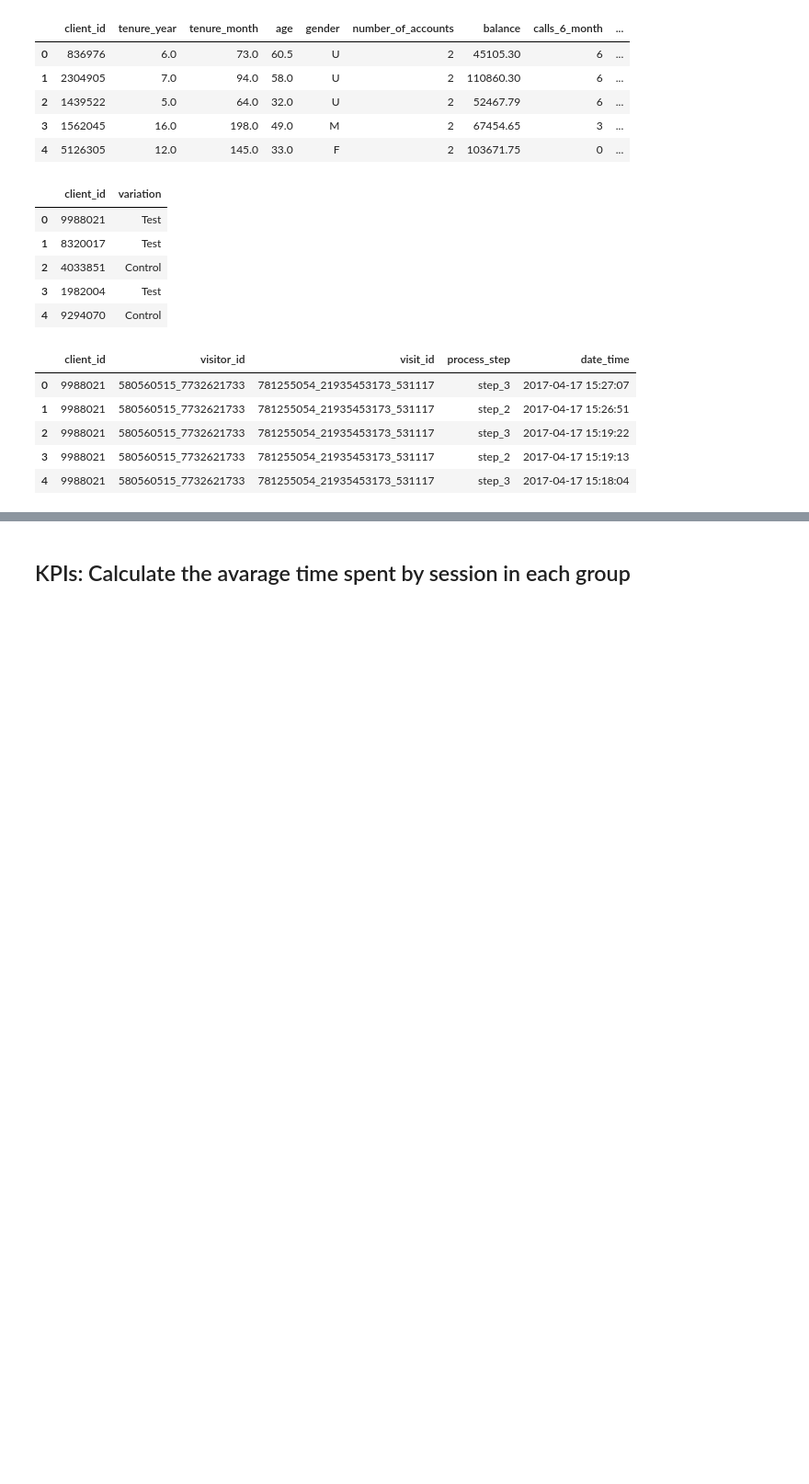
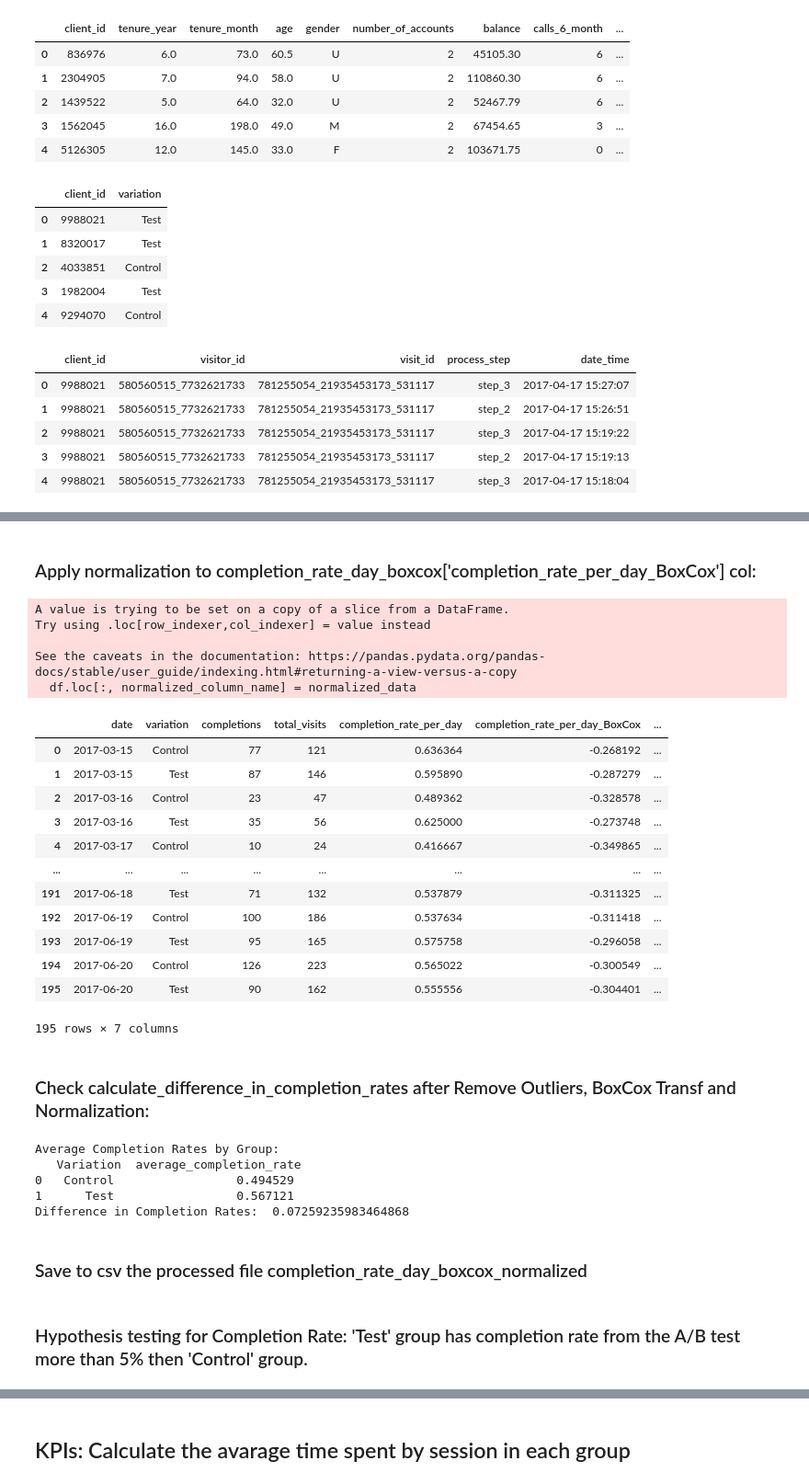
Before and after one commit to RosaEvasari/Vanguard_Project, a Jupyter notebook: notebooks/notebook_bivariate_kpis_hypoth_nat.ipynb, the cells around one changed output, grey strips where cells are left out. Shown at 92% size. Cells and saved outputs as stored; diff of their text form; code cells hidden in the pictures; blank space fills up the shorter version.

```diff
--- a/notebooks/notebook_bivariate_kpis_hypoth_nat.ipynb
+++ b/notebooks/notebook_bivariate_kpis_hypoth_nat.ipynb
@@ -165,0 +246,60 @@ df_time_per_visit_sec
+# %% [markdown]
+### Apply normalization to completion_rate_day_boxcox['completion_rate_per_day_BoxCox'] col:
+# %%
+# (Nat)f_2.10.Apply normalization to completion_rate_day_boxcox['completion_rate_per_day_BoxCox'] col:
+def normalize_column(df, column_name):
+    # Check if the column exists in the DataFrame
+    if column_name not in df.columns:
+        raise ValueError(
+            f"Column '{column_name}' does not exist in the DataFrame")
+
+    # Extract the column to be normalized
+    data_to_normalize = df[[column_name]].copy()
+
+    # Initialize the MinMaxScaler
+    scaler = MinMaxScaler()
+
+    # Fit and transform the data
+    normalized_data = scaler.fit_transform(data_to_normalize)
+
+    # Add the normalized data back to the DataFrame using .loc to avoid SettingWithCopyWarning
+    normalized_column_name = column_name + '_Normalized'
+    df.loc[:, normalized_column_name] = normalized_data
+
+    return df
+completion_rate_day_final_normalized = normalize_column(completion_rate_day_boxcox, 'completion_rate_per_day_BoxCox')
+completion_rate_day_final_normalized
+# %% [output]
+A value is trying to be set on a copy of a slice from a DataFrame.
+Try using .loc[row_indexer,col_indexer] = value instead
+
+See the caveats in the documentation: https://pandas.pydata.org/pandas-docs/stable/user_guide/indexing.html#returning-a-view-versus-a-copy
+  df.loc[:, normalized_column_name] = normalized_data
+|  | date | variation | completions | total_visits | completion_rate_per_day | completion_rate_per_day_BoxCox | ... |
+| 0 | 2017-03-15 | Control | 77 | 121 | 0.636364 | -0.268192 | ... |
+| 1 | 2017-03-15 | Test | 87 | 146 | 0.595890 | -0.287279 | ... |
+| 2 | 2017-03-16 | Control | 23 | 47 | 0.489362 | -0.328578 | ... |
+| 3 | 2017-03-16 | Test | 35 | 56 | 0.625000 | -0.273748 | ... |
+| 4 | 2017-03-17 | Control | 10 | 24 | 0.416667 | -0.349865 | ... |
+| ... | ... | ... | ... | ... | ... | ... | ... |
+| 191 | 2017-06-18 | Test | 71 | 132 | 0.537879 | -0.311325 | ... |
+| 192 | 2017-06-19 | Control | 100 | 186 | 0.537634 | -0.311418 | ... |
+| 193 | 2017-06-19 | Test | 95 | 165 | 0.575758 | -0.296058 | ... |
+| 194 | 2017-06-20 | Control | 126 | 223 | 0.565022 | -0.300549 | ... |
+| 195 | 2017-06-20 | Test | 90 | 162 | 0.555556 | -0.304401 | ... |
+195 rows × 7 columns
+# %% [markdown]
+### Check calculate_difference_in_completion_rates after Remove Outliers, BoxCox Transf and Normalization:
+# %%
+# (Nat)f_2.5.calculate_difference_in_average_completion_rates Remove Outliers, BoxCox Transf and Standardization:
+average_completion_rates_per_group, difference = calculate_difference_in_avg_completion_rates(completion_rate_day_final_normalized)
+print("Average Completion Rates by Group:\n", average_completion_rates_per_group)
+print("Difference in Completion Rates: ", difference if difference is not None else "N/A")
+# %% [output]
+Average Completion Rates by Group:
+   Variation  average_completion_rate
+0   Control                 0.494529
+1      Test                 0.567121
+Difference in Completion Rates:  0.07259235983464868
+# %% [markdown]
+### Save to csv the processed file completion_rate_day_boxcox_normalized
@@ -165,0 +309,2 @@ df_time_per_visit_sec
+# %% [markdown]
+### Hypothesis testing for Completion Rate: 'Test' group has completion rate from the A/B test more than 5% then 'Control' group.
```
Also changed, not shown: parts of 90 cells of this notebook, 10 other files.
